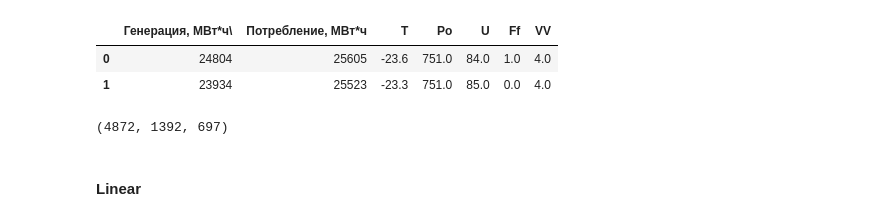
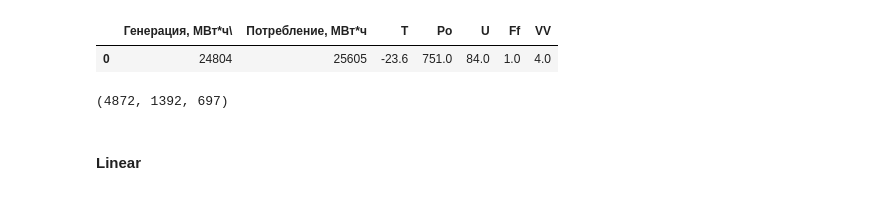
Before and after one commit to Noxell-zs/Energo, a Jupyter notebook: Example.ipynb, the cells around one changed output. Saved outputs shown, nothing was run; the diff lists cells and outputs as text; code cells hidden in the pictures.

```diff
--- a/Example.ipynb
+++ b/Example.ipynb
@@ -31,9 +33,8 @@ test_df = df[int(n*0.9):]
 # %%
-df.head(2)
+df.head(1)
 # %% [output]
 |  | Генерация, МВт*ч\ | Потребление, МВт*ч | T | Po | U | Ff | VV |
 | 0 | 24804 | 25605 | -23.6 | 751.0 | 84.0 | 1.0 | 4.0 |
-| 1 | 23934 | 25523 | -23.3 | 751.0 | 85.0 | 0.0 | 4.0 |
 # %%
 train_mean = train_df.mean()
 train_std = train_df.std()
```
Also changed, not shown: parts of 17 cells of this notebook, 3 other files.
